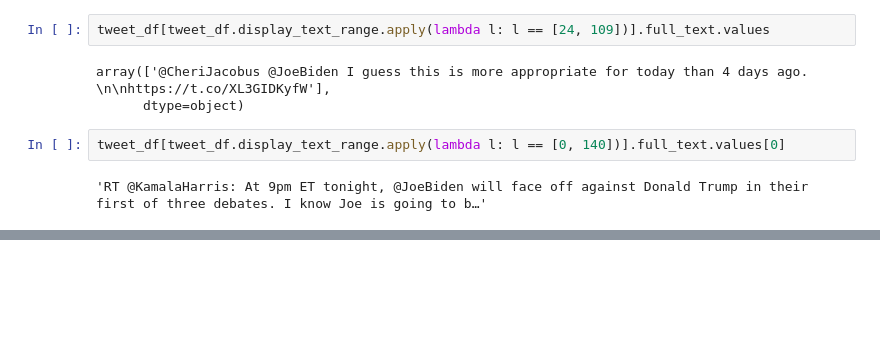
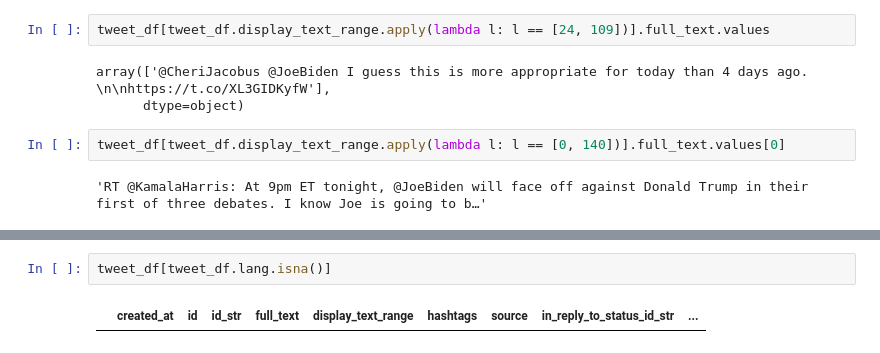
Before and after one commit to rcohngru/datathon, a Jupyter notebook: EDA.ipynb, the cells around one changed output, grey strips where cells are left out. Drawn from its saved outputs; the diff is of its cells as text; blank space fills up the shorter version.

```diff
--- a/EDA.ipynb
+++ b/EDA.ipynb
@@ -258,0 +486,4 @@ tweet_df.entities.iloc[0]
+# %%
+tweet_df[tweet_df.lang.isna()]
+# %% [output]
+|  | created_at | id | id_str | full_text | display_text_range | hashtags | source | in_reply_to_status_id_str | ... |
```
Also changed, not shown: parts of 47 cells of this notebook.
